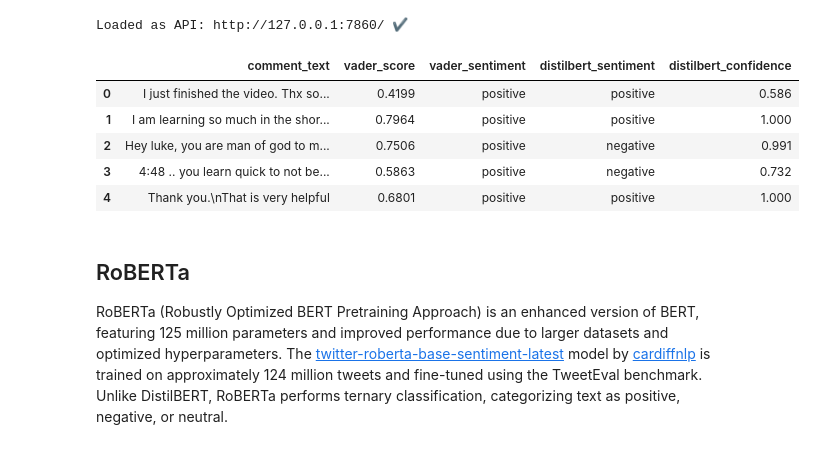
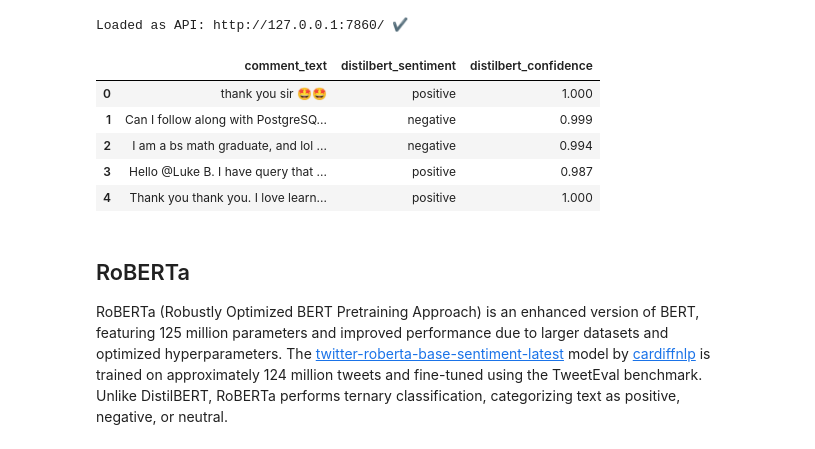
Before and after one commit to JensBender/youtube-channel-analytics, a Jupyter notebook: exploration.ipynb, the cells around one changed output. Saved outputs shown, nothing was run; the diff lists cells and outputs as text; code cells hidden in the pictures.

Commit message:
In exploration.ipynb, in sentiment analysis section, use json format for api request

```diff
--- a/exploration.ipynb
+++ b/exploration.ipynb
@@ -472,36 +472,31 @@ DistilBERT (Distilled BERT) is a machine learning-based model that is a smaller,
 # Note: Ensure the Gradio web application is running locally before making a request
 client = Client("http://127.0.0.1:7860/")
 
-# Function to get sentiment scores
-def get_sentiment(text, model_choice):
+# Function to get sentiment scores for a batch of comments via API request
+def get_sentiment(df, model_choice):
+    input_data = {"comment_text": df["comment_text"].values.tolist()}
     result = client.predict(
-		text=text,
-		model_choice=model_choice,
-		api_name="/predict"
+        input_data,
+        model_choice,
+        api_name="/predict"
     )
     return result
 # %% [output]
 Loaded as API: http://127.0.0.1:7860/ ✔
-# %%
-# Apply DistilBERT sentiment analysis to each comment and store result in new column
-random_comments_df["distilbert_result"] = random_comments_df["comment_text"].apply(lambda x: get_sentiment(x, model_choice="DistilBERT"))
-
-# Extract sentiment and confidence into separate columns
-random_comments_df["distilbert_sentiment"] = random_comments_df["distilbert_result"].apply(lambda x: x["sentiment"])
-random_comments_df["distilbert_confidence"] = random_comments_df["distilbert_result"].apply(lambda x: x["confidence"])
-
-# Drop the 'distilbert_result' column
-random_comments_df = random_comments_df.drop(columns=["distilbert_result"])
+# %%
+# Apply DistilBERT sentiment analysis
+results_json = get_sentiment(random_comments_df, model_choice="DistilBERT")
+results_df = pd.DataFrame(results_json)
 # %%
 # Display the first few rows to verify the results
-random_comments_df.head()
+results_df.head()
 # %% [output]
-|  | comment_text | vader_score | vader_sentiment | distilbert_sentiment | distilbert_confidence |
-| 0 | I just finished the video. Thx so... | 0.4199 | positive | positive | 0.586 |
-| 1 | I am learning so much in the shor... | 0.7964 | positive | positive | 1.000 |
-| 2 | Hey luke, you are man of god to m... | 0.7506 | positive | negative | 0.991 |
-| 3 | 4:48 .. you learn quick to not be... | 0.5863 | positive | negative | 0.732 |
-| 4 | Thank you.\nThat is very helpful | 0.6801 | positive | positive | 1.000 |
+|  | comment_text | distilbert_sentiment | distilbert_confidence |
+| 0 | thank you sir 🤩🤩 | positive | 1.000 |
+| 1 | Can I follow along with PostgreSQ... | negative | 0.999 |
+| 2 | I am a bs math graduate, and lol ... | negative | 0.994 |
+| 3 | Hello @Luke B. I have query that ... | positive | 0.987 |
+| 4 | Thank you thank you. I love learn... | positive | 1.000 |
 # %% [markdown]
 ## RoBERTa
 RoBERTa (Robustly Optimized BERT Pretraining Approach) is an enhanced version of BERT, featuring 125 million parameters and improved performance due to larger datasets and optimized hyperparameters. The [twitter-roberta-base-sentiment-latest](https://huggingface.co/cardiffnlp/twitter-roberta-base-sentiment-latest) model by [cardiffnlp](https://huggingface.co/cardiffnlp) is trained on approximately 124 million tweets and fine-tuned using the TweetEval benchmark. Unlike DistilBERT, RoBERTa performs ternary classification, categorizing text as positive, negative, or neutral.
```
Also changed, not shown: parts of 3 cells of this notebook.
